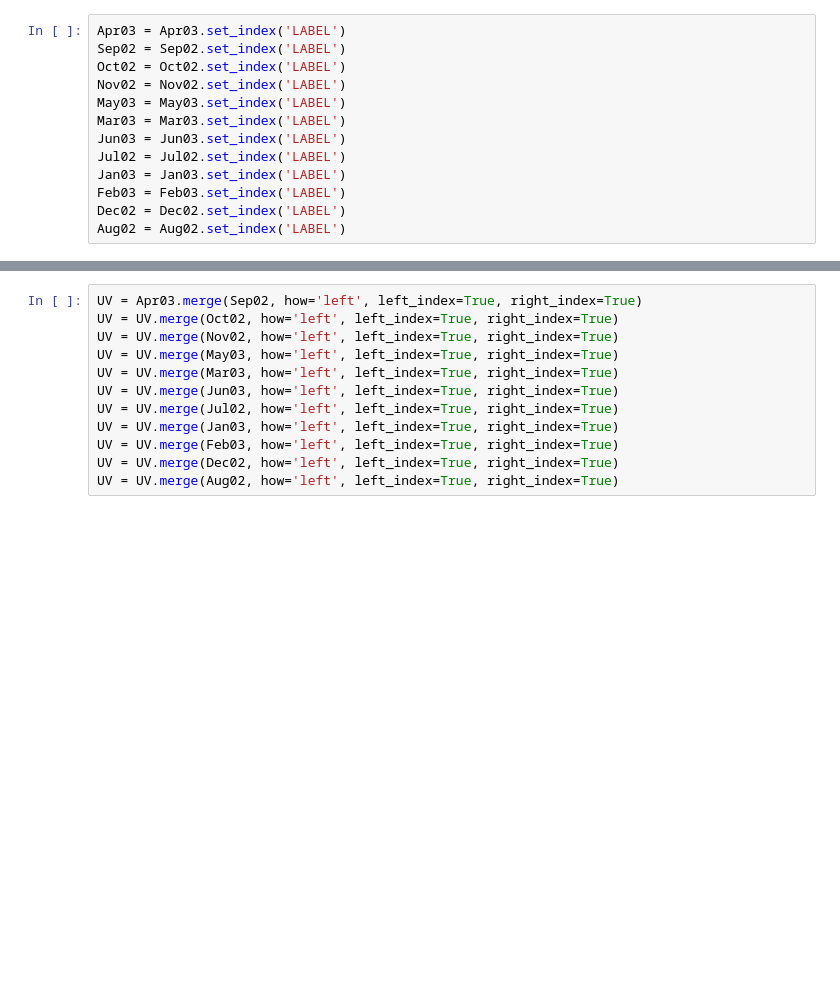
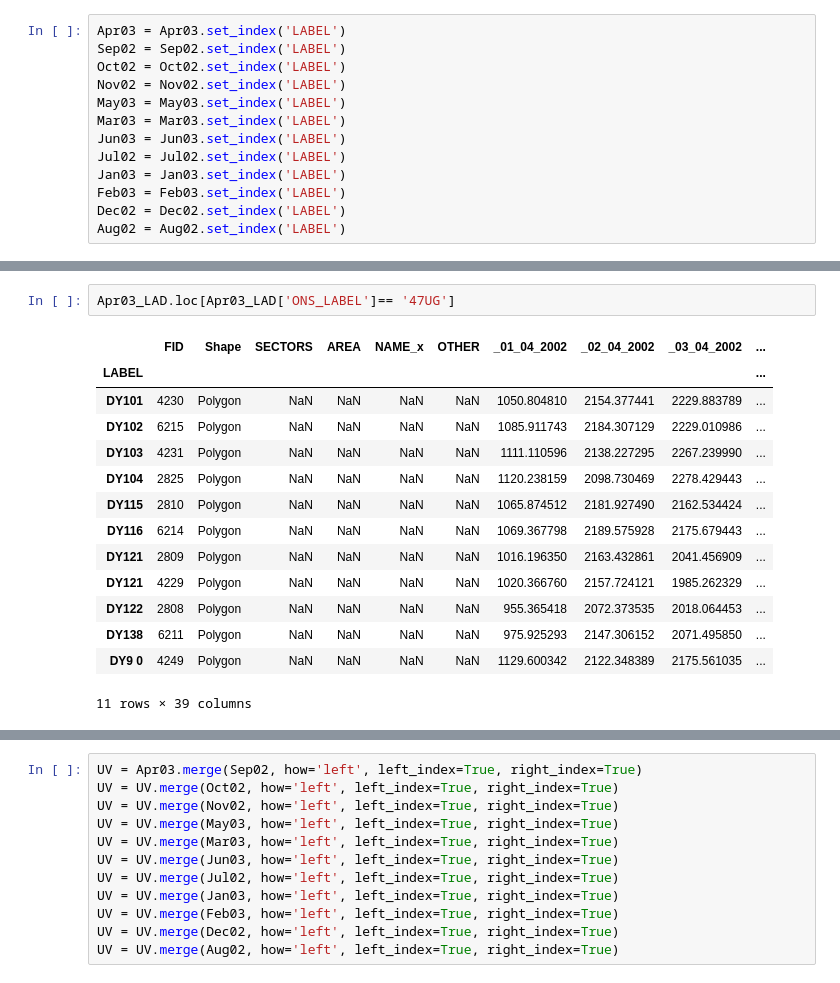
Before and after one commit to annalisasheehan/ICL_Diabetes, a Jupyter notebook: UV_postcode_district.ipynb, the cells around one changed output, grey strips where cells are left out. Cells and saved outputs as stored; diff of their text form; blank space fills up the shorter version.

```diff
--- a/UV_postcode_district.ipynb
+++ b/UV_postcode_district.ipynb
@@ -60,0 +127,17 @@ Aug02 = Aug02.set_index('LABEL')
+# %%
+Apr03_LAD.loc[Apr03_LAD['ONS_LABEL']== '47UG']
+# %% [output]
+|  | FID | Shape | SECTORS | AREA | NAME_x | OTHER | _01_04_2002 | _02_04_2002 | _03_04_2002 | ... |
+| LABEL |  |  |  |  |  |  |  |  |  | ... |
+| DY101 | 4230 | Polygon | NaN | NaN | NaN | NaN | 1050.804810 | 2154.377441 | 2229.883789 | ... |
+| DY102 | 6215 | Polygon | NaN | NaN | NaN | NaN | 1085.911743 | 2184.307129 | 2229.010986 | ... |
+| DY103 | 4231 | Polygon | NaN | NaN | NaN | NaN | 1111.110596 | 2138.227295 | 2267.239990 | ... |
+| DY104 | 2825 | Polygon | NaN | NaN | NaN | NaN | 1120.238159 | 2098.730469 | 2278.429443 | ... |
+| DY115 | 2810 | Polygon | NaN | NaN | NaN | NaN | 1065.874512 | 2181.927490 | 2162.534424 | ... |
+| DY116 | 6214 | Polygon | NaN | NaN | NaN | NaN | 1069.367798 | 2189.575928 | 2175.679443 | ... |
+| DY121 | 2809 | Polygon | NaN | NaN | NaN | NaN | 1016.196350 | 2163.432861 | 2041.456909 | ... |
+| DY121 | 4229 | Polygon | NaN | NaN | NaN | NaN | 1020.366760 | 2157.724121 | 1985.262329 | ... |
+| DY122 | 2808 | Polygon | NaN | NaN | NaN | NaN | 955.365418 | 2072.373535 | 2018.064453 | ... |
+| DY138 | 6211 | Polygon | NaN | NaN | NaN | NaN | 975.925293 | 2147.306152 | 2071.495850 | ... |
+| DY9 0 | 4249 | Polygon | NaN | NaN | NaN | NaN | 1129.600342 | 2122.348389 | 2175.561035 | ... |
+11 rows × 39 columns
```
Also changed, not shown: parts of 13 cells of this notebook.
